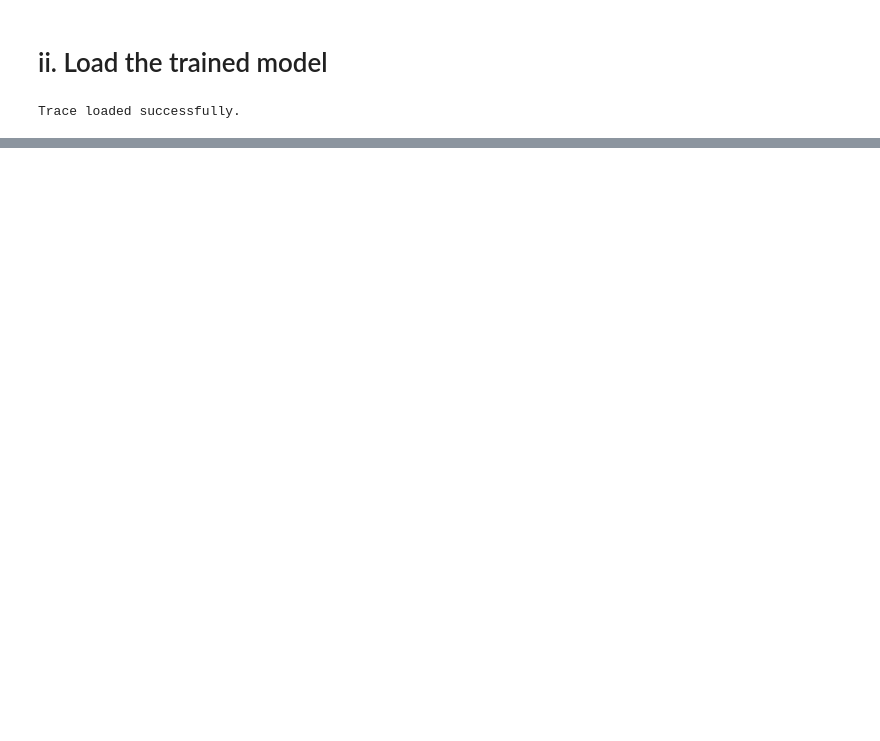
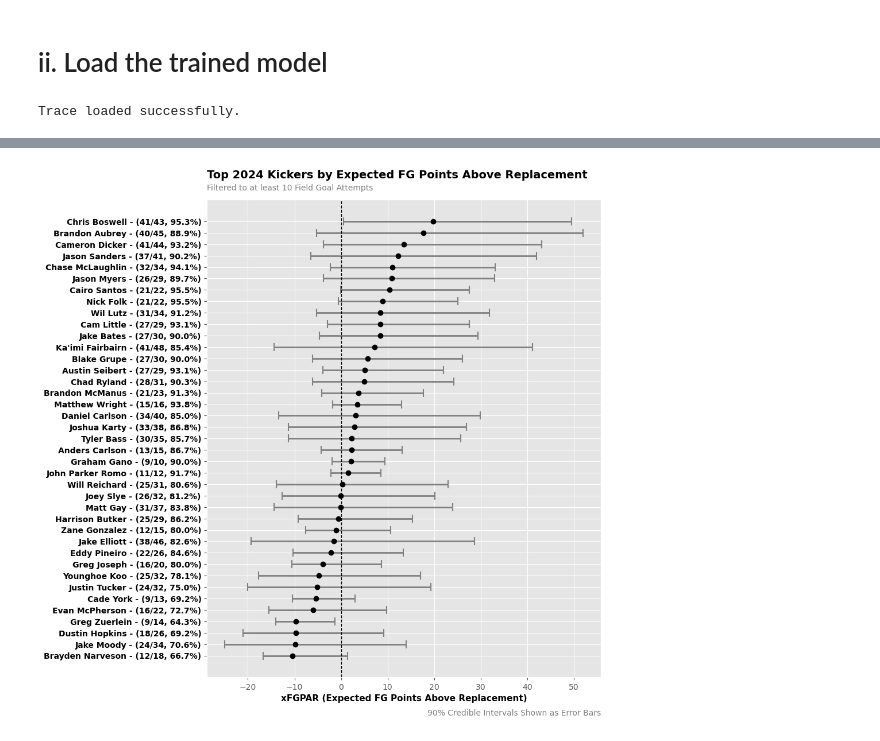
Before and after one commit to lneuendorf/nfl-field-goal-model, a Jupyter notebook: process/5_analysis.ipynb, the cells around one changed output, grey strips where cells are left out. Cells and saved outputs as stored; diff of their text form; code cells hidden in the pictures; blank space fills up the shorter version.

Commit message:
created xFGPAR metric and create plot of 2024 kickers

```diff
--- a/process/5_analysis.ipynb
+++ b/process/5_analysis.ipynb
@@ -56,7 +111,7 @@ Name: field_goal_result, dtype: int64
 # %% [markdown]
 # ii. Load the trained model
 # %%
-model_path = Path('../models/trace_poly2_v1.nc')
+model_path = Path('../models/fg_model_trace.nc')
 if model_path.exists():
     trace = az.from_netcdf(model_path)
     print("Trace loaded successfully.")
@@ -581,0 +679,91 @@ kicker_summary.head()
+# %%
+import matplotlib.pyplot as plt
+
+# ggplot style
+plt.style.use('ggplot')
+plt.rcParams['font.family'] = 'sans-serif'
+
+# Sort by xFGPAR descending
+top_kickers = (
+    summary_df
+    .query('season == 2024 and n_attempts >= 10')
+    .sort_values('xFGPAR', ascending=False)  # Ascending so best kicker is at top of plot
+)
+
+# Build labels with bold names and percentages
+labels = [
+    f"{row.kicker_player_name} - ({row.fg_made}/{row.fg_attempts}, {row.fg_pct:.1%})"
+    for _, row in top_kickers.iterrows()
+]
+
+fig, ax = plt.subplots(figsize=(10, 0.25 * len(top_kickers)))
+
+y_pos = range(len(top_kickers))
+
+# Error bars for 90% credible intervals
+ax.errorbar(
+    top_kickers["xFGPAR"],
+    y_pos,
+    xerr=[
+        top_kickers["xFGPAR"] - top_kickers["xFGPAR_5th"],
+        top_kickers["xFGPAR_95th"] - top_kickers["xFGPAR"]
+    ],
+    fmt='o',
+    color='black',
+    ecolor='gray',
+    capsize=5,
+    elinewidth=2,
+    capthick=1.5
+)
+
+# Vertical lines for 0 xFGPAR
+ax.axvline(x=0, color='black', linestyle='--', linewidth=1)
+
+# Y-axis settings
+ax.set_yticks(y_pos)
+ax.set_yticklabels(labels, fontsize=10, fontweight='bold', color='black')
+ax.invert_yaxis()
+
+ax.set_xlabel(
+    "xFGPAR (Expected FG Points Above Replacement)",
+    fontsize=11,
+    fontweight='bold',
+    color='black'
+)
+ax.set_title(
+    "Top 2024 Kickers by Expected FG Points Above Replacement",
+    fontsize=14,
+    x=0,  # Center the title
+    y=1.035,  # Adjust vertical position
+    ha='left',  # Align left
+    fontweight='bold',
+    color='black'
+)
+ax.text(
+    0, 1.02,  # Position: centered below the title
+    "Filtered to at least 10 Field Goal Attempts",
+    fontsize=10,
+    color="gray",
+    ha="left",
+    transform=ax.transAxes
+)
+# bottom right info about 90% credible intervals
+ax.text(
+    1, -.08,  # Position: bottom right
+    "90% Credible Intervals Shown as Error Bars",
+    fontsize=10,
+    color="gray",
+    ha="right",
+    transform=ax.transAxes
+)
+plt.grid(True)
+plt.tight_layout()
+plt.show()
+
+# save plot to ../images/top_kickers_xfgpar_2024.png
+output_path = Path('../images/top_kickers_xfgpar_2024.png')
+output_path.parent.mkdir(parents=True, exist_ok=True)
+fig.savefig(output_path, bbox_inches='tight', dpi=1000)
+print(f"Plot saved to {output_path}")
+# %% [output]
+[figure, added]
```
Also changed, not shown: parts of 25 cells of this notebook, 2 other files.
